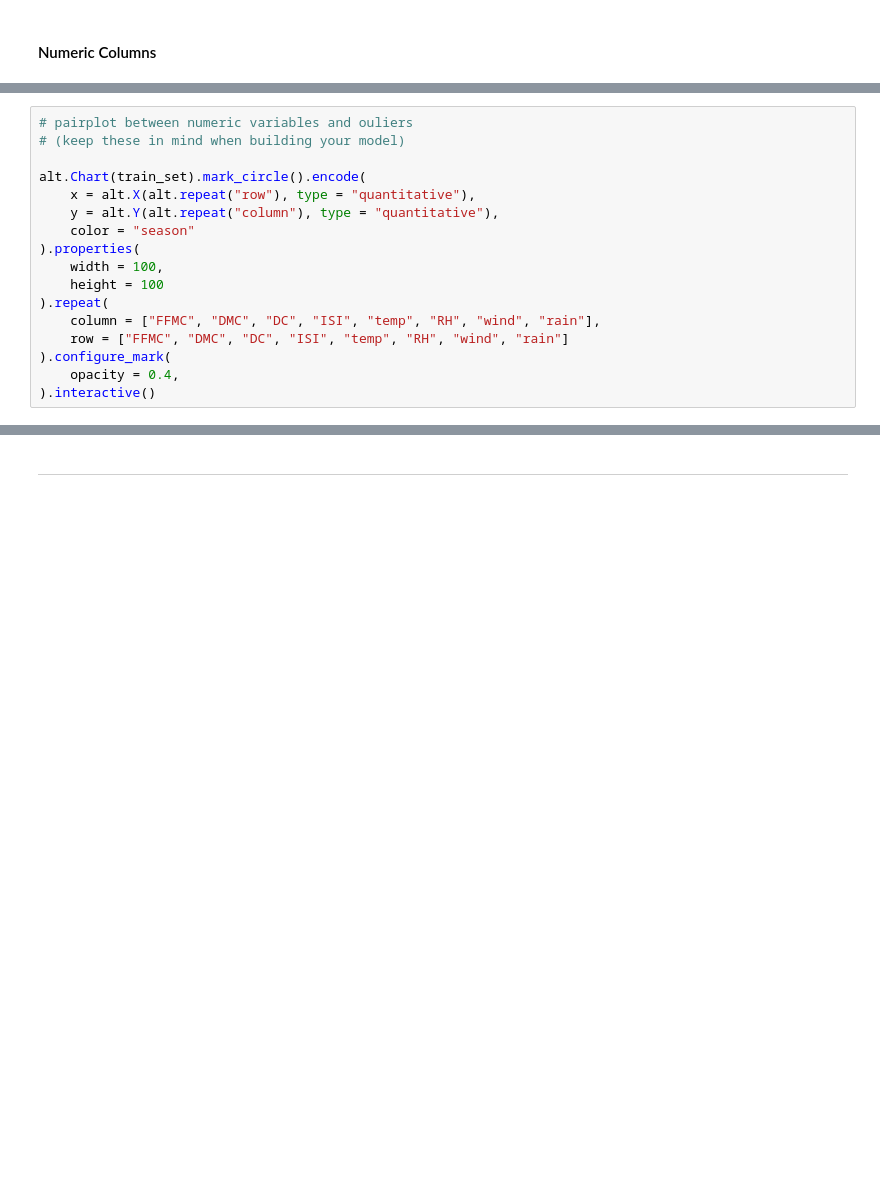
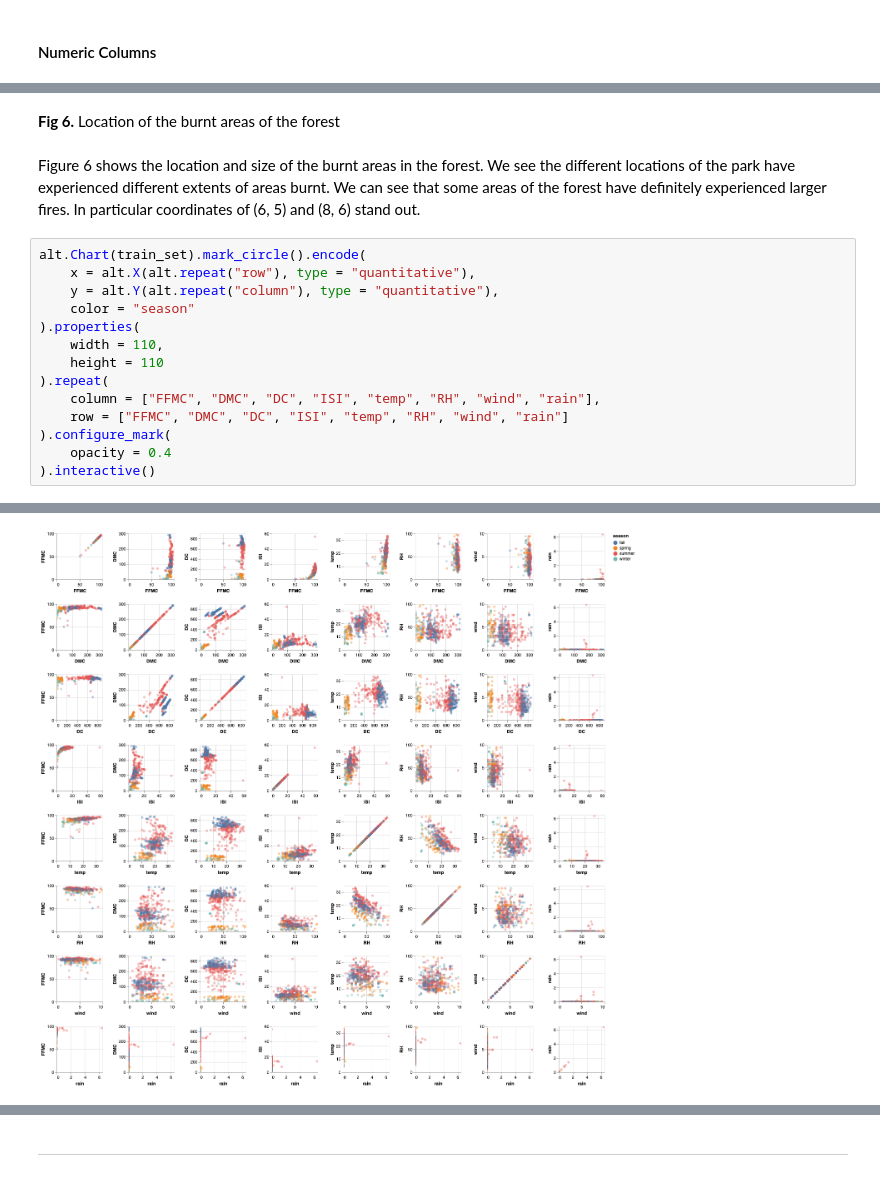
Before and after one commit to UBC-MDS/forest-fire-area-prediction, a Jupyter notebook: src/EDA.ipynb, the cells around one changed output, grey strips where cells are left out. Saved outputs shown, nothing was run; the diff lists cells and outputs as text; blank space fills up the shorter version.

```diff
--- a/src/EDA.ipynb
+++ b/src/EDA.ipynb
@@ -351,18 +373,19 @@ alt.Chart(train_set).mark_circle().encode(
+# %% [markdown]
+**Fig 6.** Location of the burnt areas of the forest
+# %% [markdown]
+Figure 6 shows the location and size of the burnt areas in the forest. We see the different locations of the park have experienced different extents of areas burnt. We can see that some areas of the forest have definitely experienced larger fires. In particular coordinates of (6, 5) and (8, 6) stand out.
 # %%
-# pairplot between numeric variables and ouliers
-# (keep these in mind when building your model)
-
 alt.Chart(train_set).mark_circle().encode(
     x = alt.X(alt.repeat("row"), type = "quantitative"),
     y = alt.Y(alt.repeat("column"), type = "quantitative"),
     color = "season"
 ).properties(
-    width = 100,
-    height = 100
+    width = 110,
+    height = 110
 ).repeat(
     column = ["FFMC", "DMC", "DC", "ISI", "temp", "RH", "wind", "rain"],
     row = ["FFMC", "DMC", "DC", "ISI", "temp", "RH", "wind", "rain"]
 ).configure_mark(
-    opacity = 0.4,
+    opacity = 0.4
 ).interactive()
 # %% [output]
@@ -369,0 +392 @@ alt.Chart(train_set).mark_circle().encode(
+[figure, added]
```
Also changed, not shown: parts of 71 cells of this notebook, 1 other file.
